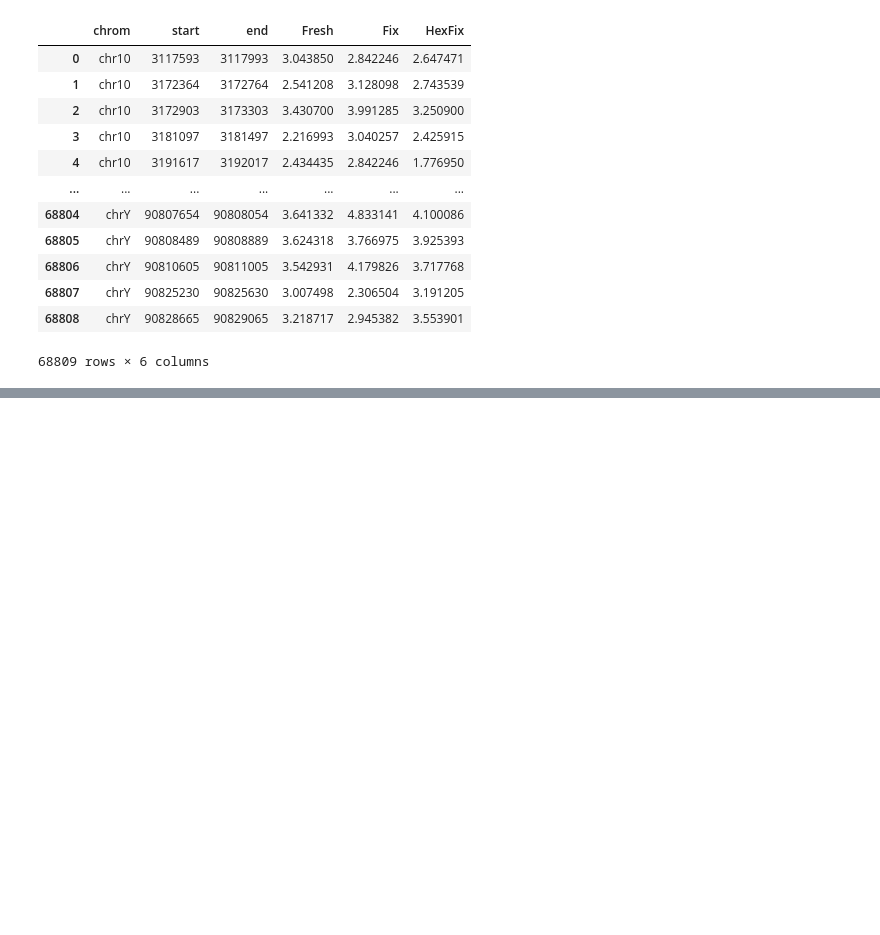
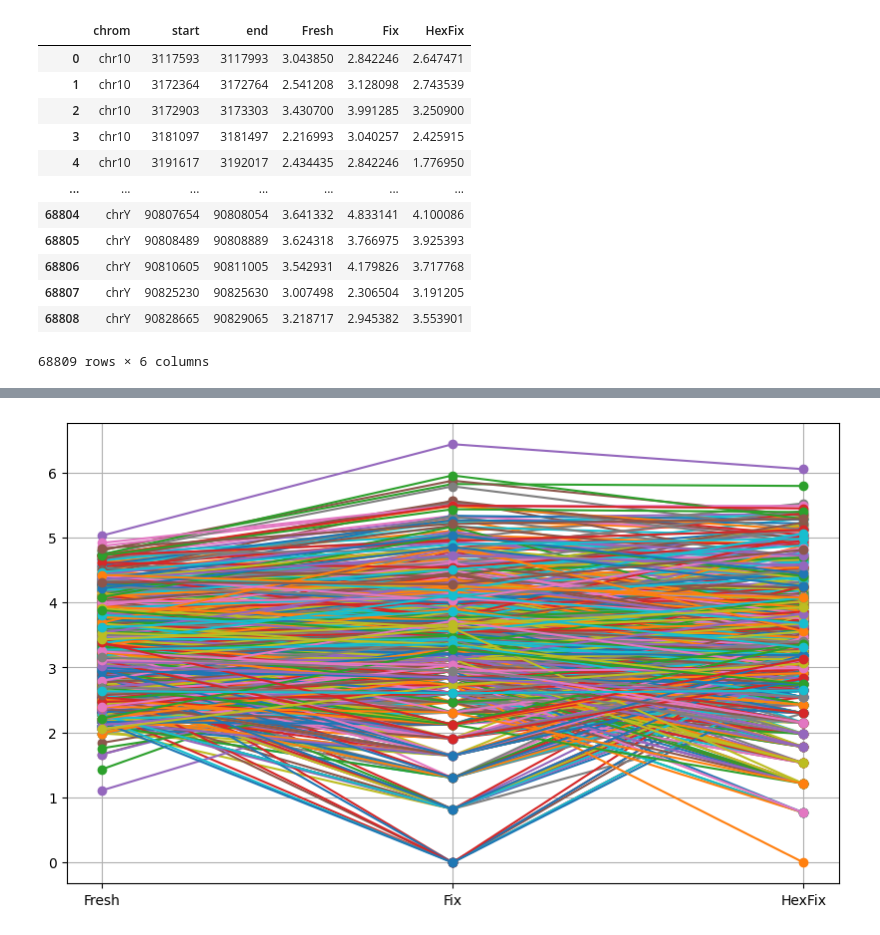
Before and after one commit to N1colTeng/DATA-294P, a Jupyter notebook: Data part1.ipynb, the cells around one changed output, grey strips where cells are left out. Drawn from its saved outputs; the diff is of its cells as text; code cells hidden in the pictures; blank space fills up the shorter version.

```diff
--- a/Data part1.ipynb
+++ b/Data part1.ipynb
@@ -148,3 +148,7 @@ df_normalized
 68809 rows × 6 columns
 # %%
 df_normalized.to_csv("merge_all_normalized.csv", index=False)
+# %%
+columns_to_select = ['Fresh', 'Fix', 'HexFix']
+df_selected = df_normalized[columns_to_select]
+df_selected
@@ -150,0 +169,12 @@ df_normalized.to_csv("merge_all_normalized.csv", index=False)
+# %%
+df_subset = df_selected.head(1000)
+
+plt.figure(figsize=(10, 6))
+
+for index, row in df_subset.iterrows():
+    plt.plot(columns_to_select, row.values.tolist(), marker='o')
+
+plt.grid(True)
+plt.show()
+# %% [output]
+[figure, added]
```
Also changed, not shown: parts of 1 cell of this notebook, 3 other files.
